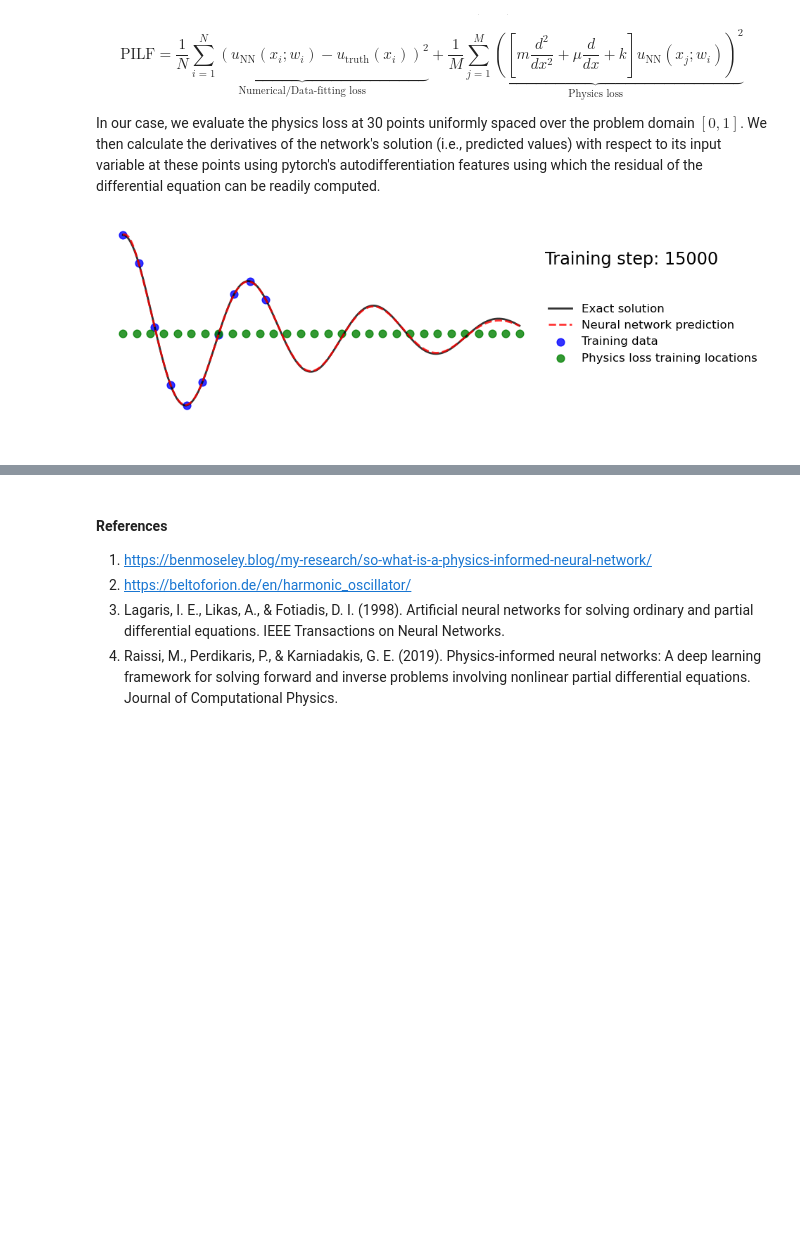
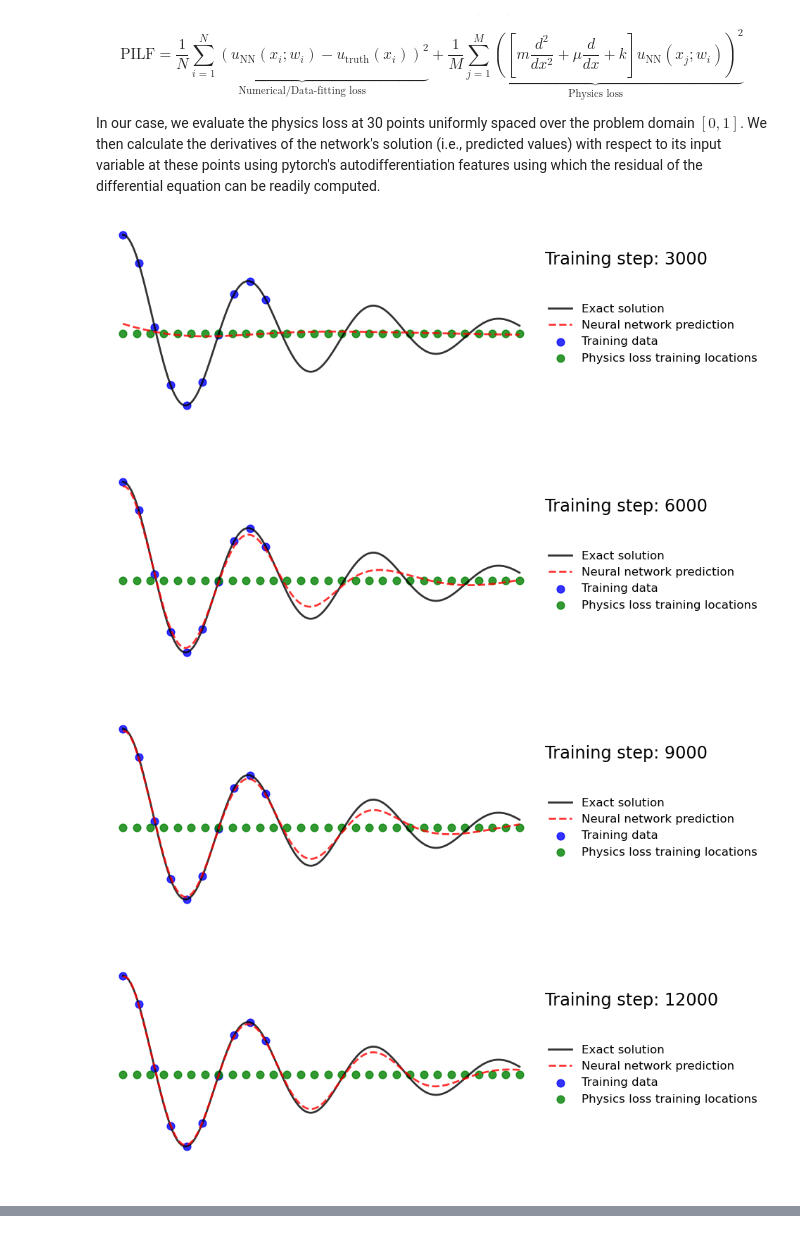
Before and after one commit to anirudhasurimukundan/pinn_physics_informed_neural_network, a Jupyter notebook: harmonic_oscillator.ipynb, the cells around one changed output, grey strips where cells are left out. Drawn from its saved outputs; the diff is of its cells as text; code cells hidden in the pictures; blank space fills up the shorter version.

```diff
--- a/harmonic_oscillator.ipynb
+++ b/harmonic_oscillator.ipynb
@@ -270,32 +270,35 @@ for i in range(num_steps_training_PINN):
     yhp = model(x_physics)
     dx  = torch.autograd.grad(yhp, x_physics, torch.ones_like(yhp), create_graph=True)[0]# computes dy/dx
     dx2 = torch.autograd.grad(dx,  x_physics, torch.ones_like(dx),  create_graph=True)[0]# computes d^2y/dx^2
     physics = dx2 + mu*dx + k*yhp# computes the residual of the 1D harmonic oscillator differential equation
     loss2 = (1e-4)*torch.mean(physics**2)
 
     # Backpropagate the total loss
     loss = loss1 + loss2# add two loss terms together
     loss.backward()
     optimizer.step()
 
     # Store the result as plots as training progresses
     if (i+1) % 150 == 0:
 
         yh = model(x).detach()
         xp = x_physics.detach()
 
         plot_result(x,y,x_data,y_data,yh,xp)
 
         file = "plots/pinn/pinn_%.8i.png"%(i+1)
         plt.savefig(file, bbox_inches='tight', pad_inches=0.1, dpi=100, facecolor="white")
         files.append(file)
 
         # Display the plots for every 5000 training steps
-        if (i+1) % 5000 == 0:
+        if (i+1) % 1000 == 0:
             plt.show()
         else:
             plt.close("all")
 
 save_gif_PIL("pinn.gif", files, fps=20, loop=0)
 # %% [output]
-[figure, old version]
+[figure, new version]
+[figure, added]
+[figure, added]
+[figure, added]
@@ -302,6 +306,0 @@ save_gif_PIL("pinn.gif", files, fps=20, loop=0)
-# %% [markdown]
-#### References
-1. https://benmoseley.blog/my-research/so-what-is-a-physics-informed-neural-network/
-2. https://beltoforion.de/en/harmonic_oscillator/
-3. Lagaris, I. E., Likas, A., & Fotiadis, D. I. (1998). Artificial neural networks for solving ordinary and partial differential equations. IEEE Transactions on Neural Networks.
-4. Raissi, M., Perdikaris, P., & Karniadakis, G. E. (2019). Physics-informed neural networks: A deep learning framework for solving forward and inverse problems involving nonlinear partial differential equations. Journal of Computational Physics.
```
Also changed, not shown: parts of 2 cells of this notebook.
